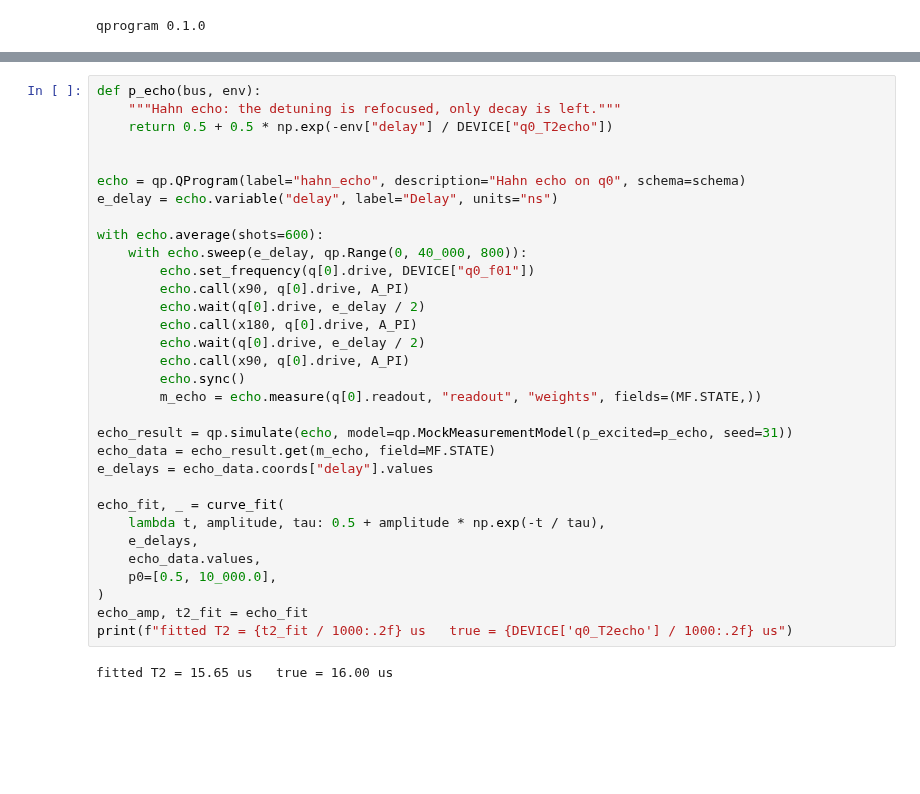
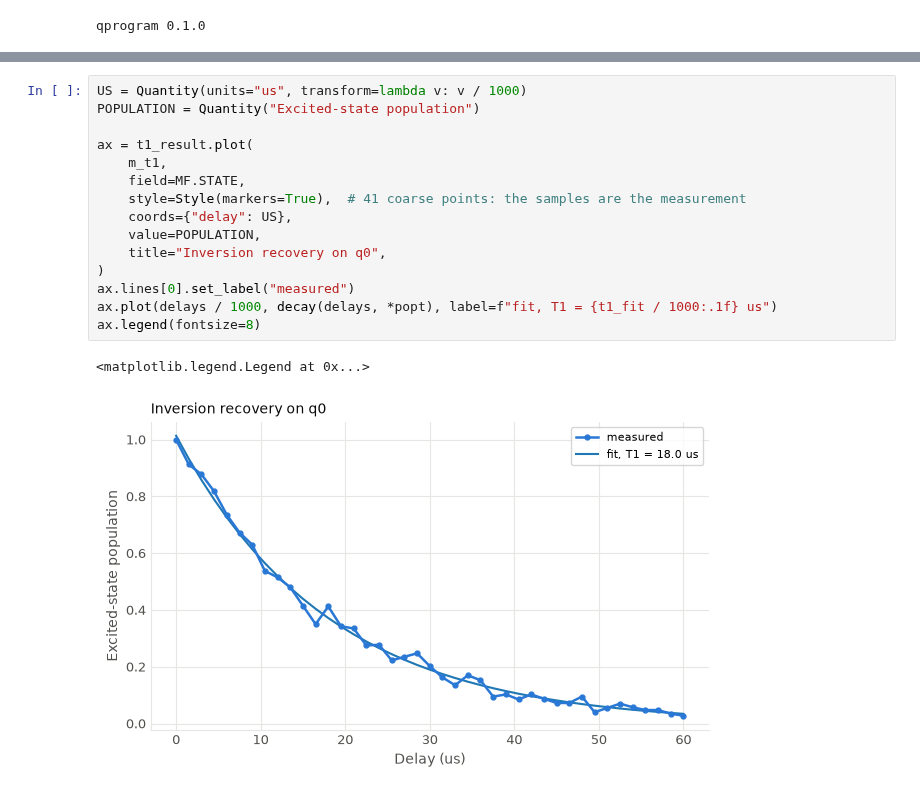
Before and after one commit to qilimanjaro-tech/ieee-qce26-qprogram-tutorial, a Jupyter notebook: notebooks/04_coherence_and_feedback.ipynb, the cells around one changed output, grey strips where cells are left out. Drawn from its saved outputs; the diff is of its cells as text; blank space fills up the shorter version.

```diff
--- a/notebooks/04_coherence_and_feedback.ipynb
+++ b/notebooks/04_coherence_and_feedback.ipynb
@@ -396,35 +358,19 @@ Fix the offset at 0.5 rather than fitting it. With the detuning refocused the cu
 # %%
-def p_echo(bus, env):
-    """Hahn echo: the detuning is refocused, only decay is left."""
-    return 0.5 + 0.5 * np.exp(-env["delay"] / DEVICE["q0_T2echo"])
+US = Quantity(units="us", transform=lambda v: v / 1000)
+POPULATION = Quantity("Excited-state population")
 
-
-echo = qp.QProgram(label="hahn_echo", description="Hahn echo on q0", schema=schema)
-e_delay = echo.variable("delay", label="Delay", units="ns")
-
-with echo.average(shots=600):
-    with echo.sweep(e_delay, qp.Range(0, 40_000, 800)):
-        echo.set_frequency(q[0].drive, DEVICE["q0_f01"])
-        echo.call(x90, q[0].drive, A_PI)
-        echo.wait(q[0].drive, e_delay / 2)
-        echo.call(x180, q[0].drive, A_PI)
-        echo.wait(q[0].drive, e_delay / 2)
-        echo.call(x90, q[0].drive, A_PI)
-        echo.sync()
-        m_echo = echo.measure(q[0].readout, "readout", "weights", fields=(MF.STATE,))
-
-echo_result = qp.simulate(echo, model=qp.MockMeasurementModel(p_excited=p_echo, seed=31))
-echo_data = echo_result.get(m_echo, field=MF.STATE)
-e_delays = echo_data.coords["delay"].values
-
-echo_fit, _ = curve_fit(
-    lambda t, amplitude, tau: 0.5 + amplitude * np.exp(-t / tau),
-    e_delays,
-    echo_data.values,
-    p0=[0.5, 10_000.0],
+ax = t1_result.plot(
+    m_t1,
+    field=MF.STATE,
+    style=Style(markers=True),  # 41 coarse points: the samples are the measurement
+    coords={"delay": US},
+    value=POPULATION,
+    title="Inversion recovery on q0",
 )
-echo_amp, t2_fit = echo_fit
-print(f"fitted T2 = {t2_fit / 1000:.2f} us   true = {DEVICE['q0_T2echo'] / 1000:.2f} us")
+ax.lines[0].set_label("measured")
+ax.plot(delays / 1000, decay(delays, *popt), label=f"fit, T1 = {t1_fit / 1000:.1f} us")
+ax.legend(fontsize=8)
 # %% [output]
-fitted T2 = 15.65 us   true = 16.00 us
+<matplotlib.legend.Legend at 0x...>
+[figure, added]
 # %% [markdown]
```
Also changed, not shown: parts of 122 cells of this notebook, 8 other files.
